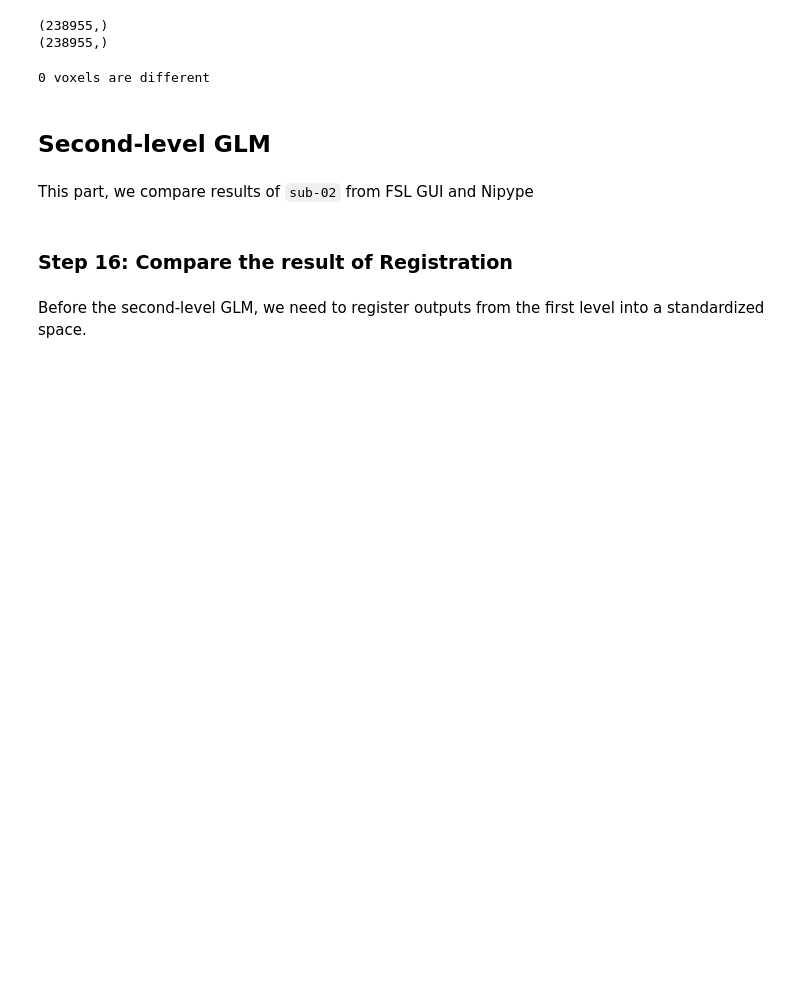
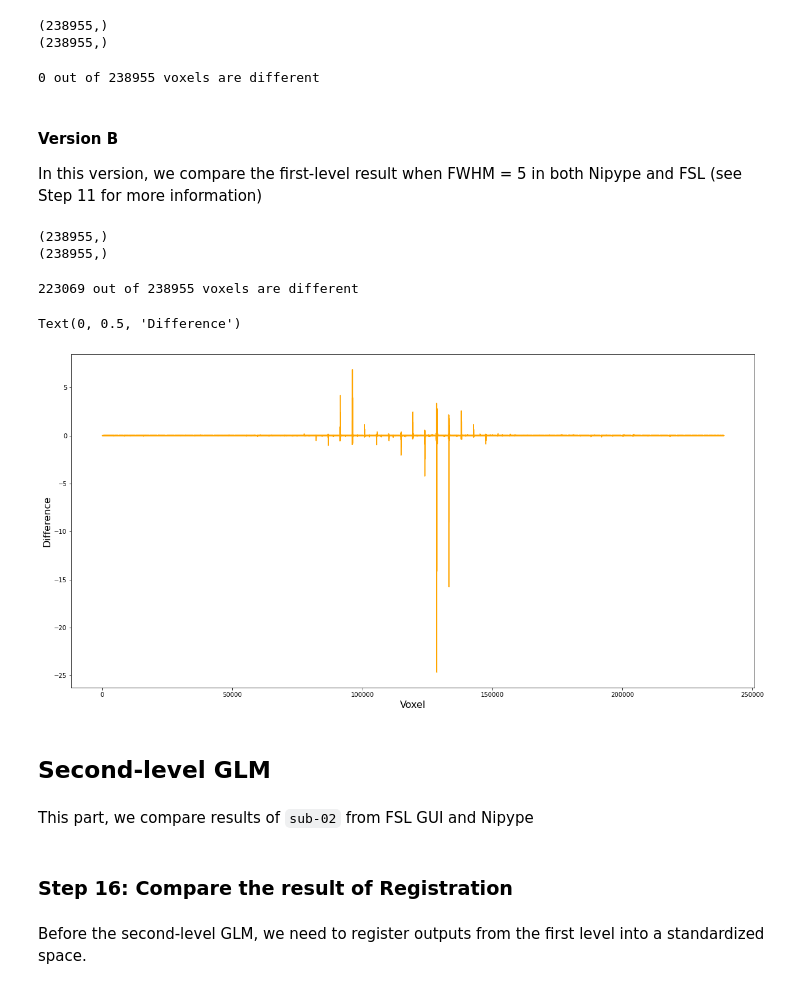
Before and after one commit to medianeuroscience/nipype_repro, a Jupyter notebook: notebooks/nipype_fsl_comp.ipynb, the cells around one changed output. Drawn from its saved outputs; the diff is of its cells as text; code cells hidden in the pictures; blank space fills up the shorter version.

Commit message:
update notebooks, file4comparison, and figures

```diff
--- a/notebooks/nipype_fsl_comp.ipynb
+++ b/notebooks/nipype_fsl_comp.ipynb
@@ -659,9 +606,42 @@ print(brain_fsl_nipype.shape)
 # %%
 diff = brain_fsl_gui - brain_fsl_nipype
 num_of_non_zeros = np.count_nonzero(diff)
-print(f"{num_of_non_zeros} voxels are different")
+print(f"{num_of_non_zeros} out of {diff.size} voxels are different")
 # %% [output]
-0 voxels are different
+0 out of 238955 voxels are different
+# %% [markdown]
+#### Version B
+
+In this version, we compare the first-level result when FWHM = 5 in both Nipype and FSL (see Step 11 for more information)
+# %%
+# cope result from fsl gui
+file_fsl_gui = '../file4comparison/step_15_gui_cope1.nii.gz'
+
+# cope result from nipype
+file_fsl_nipype = '../file4comparison/step_15_nipype_B_cope1.nii.gz'
+# %%
+brain_fsl_gui = Brain_Data(file_fsl_gui).data
+print(brain_fsl_gui.shape)
+brain_fsl_nipype = Brain_Data(file_fsl_nipype).data
+print(brain_fsl_nipype.shape)
+# %% [output]
+(238955,)
+(238955,)
+# %%
+diff = brain_fsl_gui - brain_fsl_nipype
+num_of_non_zeros = np.count_nonzero(diff)
+print(f"{num_of_non_zeros} out of {diff.size} voxels are different")
+# %% [output]
+223069 out of 238955 voxels are different
+# %%
+plt.figure(figsize=(20,10))
+plt.plot(diff, linestyle='-', color='orange')
+plt.xlabel("Voxel", fontsize=16)
+plt.ylabel("Difference", fontsize=16)
+# plt.savefig("../figures/comparison_FWHM_5.jpeg",dpi=600)
+# %% [output]
+Text(0, 0.5, 'Difference')
+[figure, added]
 # %% [markdown]
 ## Second-level GLM
 # %% [markdown]
```
Also changed, not shown: parts of 67 cells of this notebook, 29 other files.
